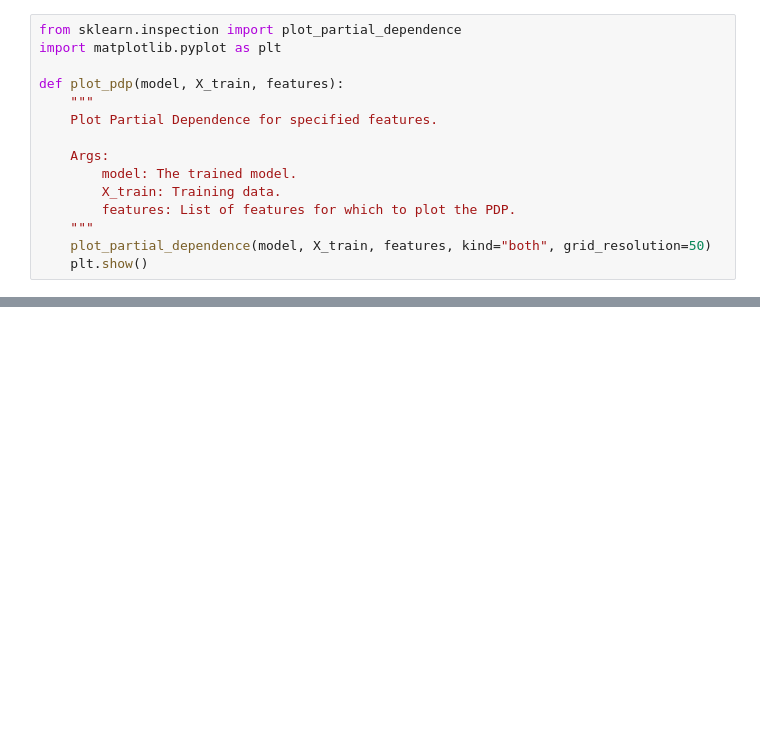
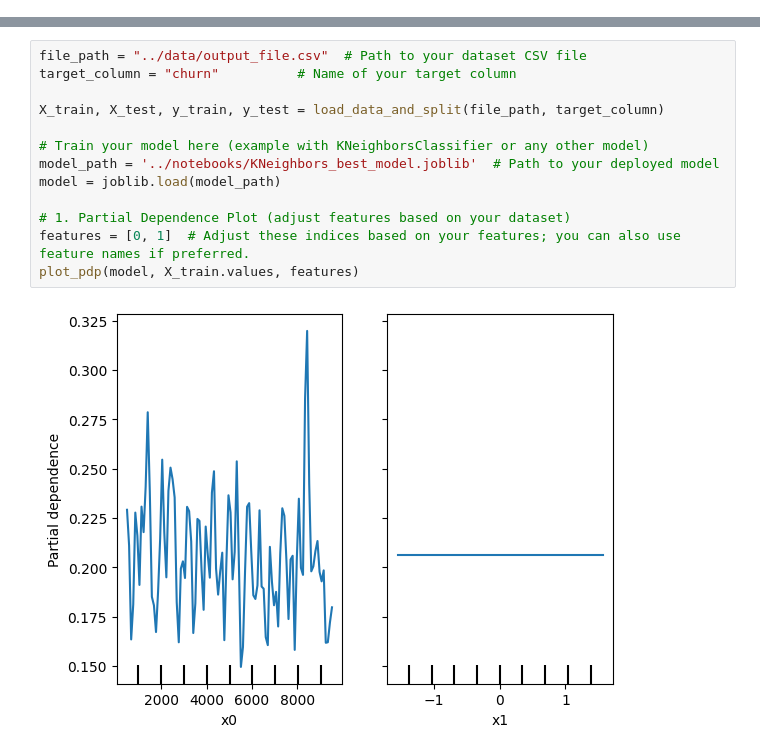
Before and after one commit to shriram-17/Survey_Sparrow-Churn-Analysis-, a Jupyter notebook: src/notebooks/MLI.ipynb, the cells around one changed output, grey strips where cells are left out. Drawn from its saved outputs; the diff is of its cells as text; blank space fills up the shorter version.

```diff
--- a/src/notebooks/MLI.ipynb
+++ b/src/notebooks/MLI.ipynb
@@ -1,15 +0,0 @@
-# %%
-from sklearn.inspection import plot_partial_dependence
-import matplotlib.pyplot as plt
-
-def plot_pdp(model, X_train, features):
-    """
-    Plot Partial Dependence for specified features.
-
-    Args:
-        model: The trained model.
-        X_train: Training data.
-        features: List of features for which to plot the PDP.
-    """
-    plot_partial_dependence(model, X_train, features, kind="both", grid_resolution=50)
-    plt.show()
@@ -17,0 +146,15 @@ ImportError: cannot import name 'plot_partial_dependence' from 'sklearn.inspecti
+# %%
+file_path = "../data/output_file.csv"  # Path to your dataset CSV file
+target_column = "churn"          # Name of your target column
+
+X_train, X_test, y_train, y_test = load_data_and_split(file_path, target_column)
+
+# Train your model here (example with KNeighborsClassifier or any other model)
+model_path = '../notebooks/KNeighbors_best_model.joblib'  # Path to your deployed model
+model = joblib.load(model_path)
+
+# 1. Partial Dependence Plot (adjust features based on your dataset)
+features = [0, 1]  # Adjust these indices based on your features; you can also use feature names if preferred.
+plot_pdp(model, X_train.values, features)
+# %% [output]
+[figure, added]
```
Also changed, not shown: parts of 4 cells of this notebook, 1 other file.
